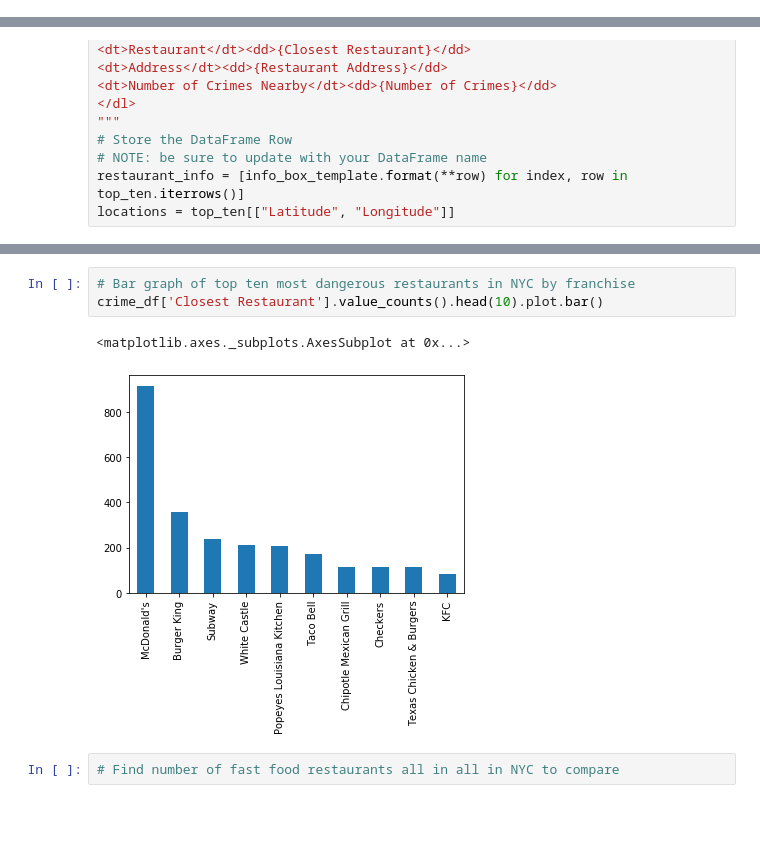
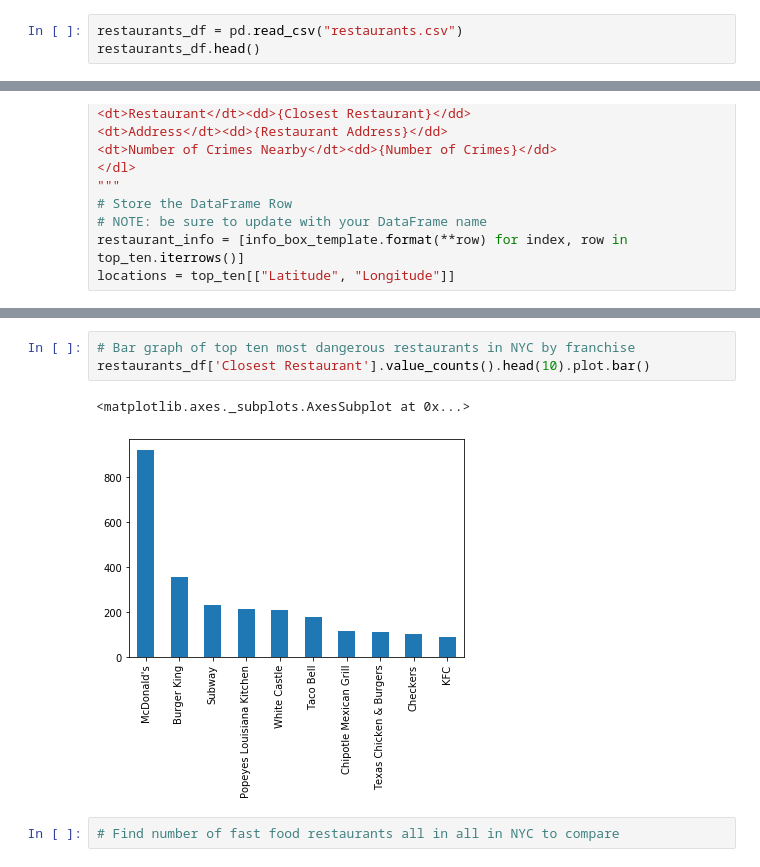
Before and after one commit to markmessick/nyc-crime-analysis, a Jupyter notebook: analysis_ba.ipynb, the cells around one changed output, grey strips where cells are left out. Saved outputs shown, nothing was run; the diff lists cells and outputs as text; blank space fills up the shorter version.

```diff
--- a/analysis_ba.ipynb
+++ b/analysis_ba.ipynb
@@ -91,0 +82,3 @@ crime_df
+# %%
+restaurants_df = pd.read_csv("restaurants.csv")
+restaurants_df.head()
@@ -148,9 +148,9 @@ fig
 [interactive output not drawn]
 # %%
 # Bar graph of top ten most dangerous restaurants in NYC by franchise
-crime_df['Closest Restaurant'].value_counts().head(10).plot.bar()
+restaurants_df['Closest Restaurant'].value_counts().head(10).plot.bar()
 # %% [output]
 <matplotlib.axes._subplots.AxesSubplot at 0x...>
-[figure, old version]
+[figure, new version]
 # %%
 # Find number of fast food restaurants all in all in NYC to compare
```
Also changed, not shown: parts of 6 cells of this notebook, 1 other file.
